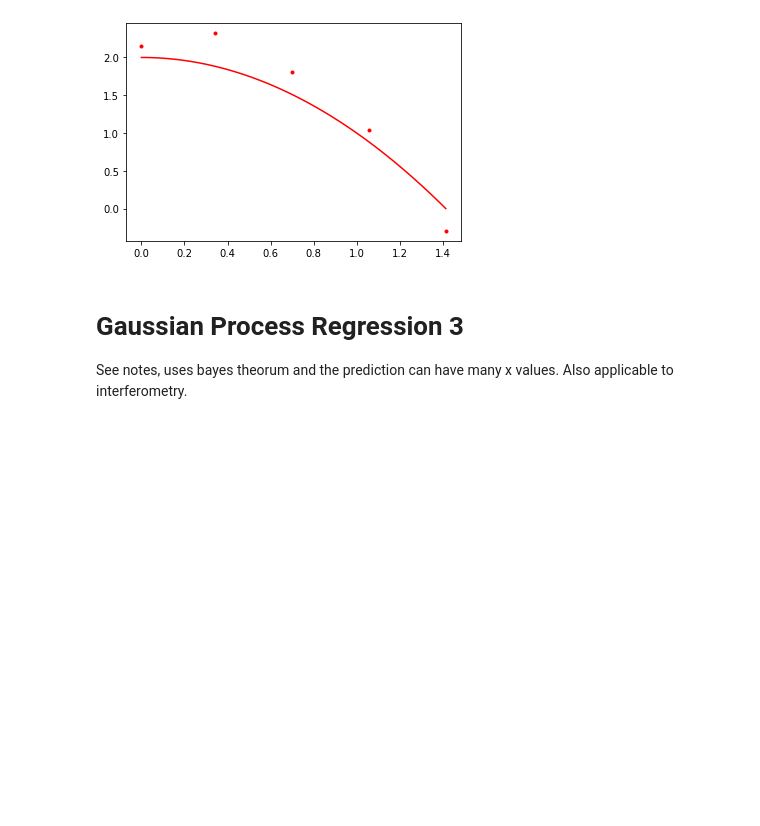
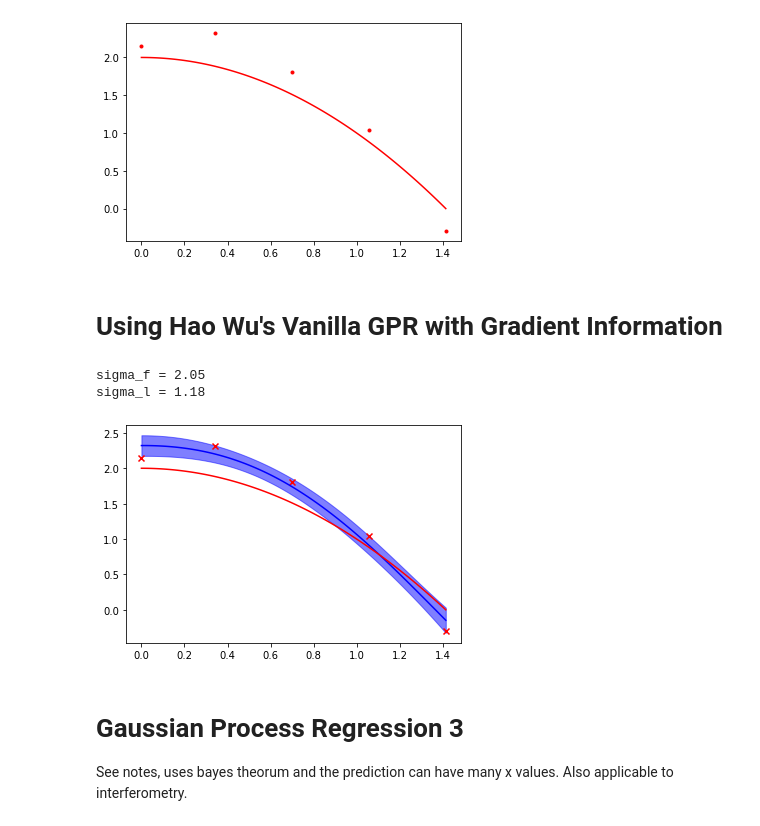
Before and after one commit to DanHarJor/Improving-Electron-Density-Profile-Inference-within-a-Tokamak-using-Bayesian-Techniques, a Jupyter notebook: Simple Regression Problem.ipynb, the cells around one changed output. Cells and saved outputs as stored; diff of their text form; code cells hidden in the pictures; blank space fills up the shorter version.

```diff
--- a/Simple Regression Problem.ipynb
+++ b/Simple Regression Problem.ipynb
@@ -56,9 +196,9 @@ yd = rng.normal(loc=para(xd),scale=exp_er)
 
 #y' data
 xprime = np.linspace(0,1.414,50)
-xdprime = [0]
+xdprime = np.array([0])
 Mprime = len(xdprime)
-ydprime = [0]
+ydprime = np.array([0])
 
 figSRP = plt.figure()
 plt.plot(x,y,'r')
@@ -79,3 +211,25 @@ def chol_det(A):
+# %% [markdown]
+# Using Hao Wu's Vanilla GPR with Gradient Information
+# %%
+#Artificail observation of near 0 at edge and gradient 0 at core
+artificial_obsv = GPR(xd, yd, xdprime, ydprime, y_train_noise=np.repeat(exp_er, M), y_deriv_train_noise=np.array([0.1]))
+
+artificial_obsv.fit()
+y_test, cov_test = artificial_obsv.predict(x)
+std = np.sqrt(np.diag(cov_test))
+y_lower = y_test - std
+y_upper = y_test + std
+fig = plt.figure()
+ax = fig.add_subplot(111)
+ax.plot(x, y_test, 'b-')
+ax.fill_between(x, y_lower, y_upper, color='blue', alpha=0.5)
+ax.scatter(xd, yd, color='red', marker='x')
+ax.plot(x,y,'r')
+fig.show()
+# %% [output]
+sigma_f = 2.05
+sigma_l = 1.18
+[figure, added]
 # %% [markdown]
 # Gaussian Process Regression 3
 See notes, uses bayes theorum and the prediction can have many x values. Also applicable to interferometry.
```
Also changed, not shown: parts of 14 cells of this notebook.
